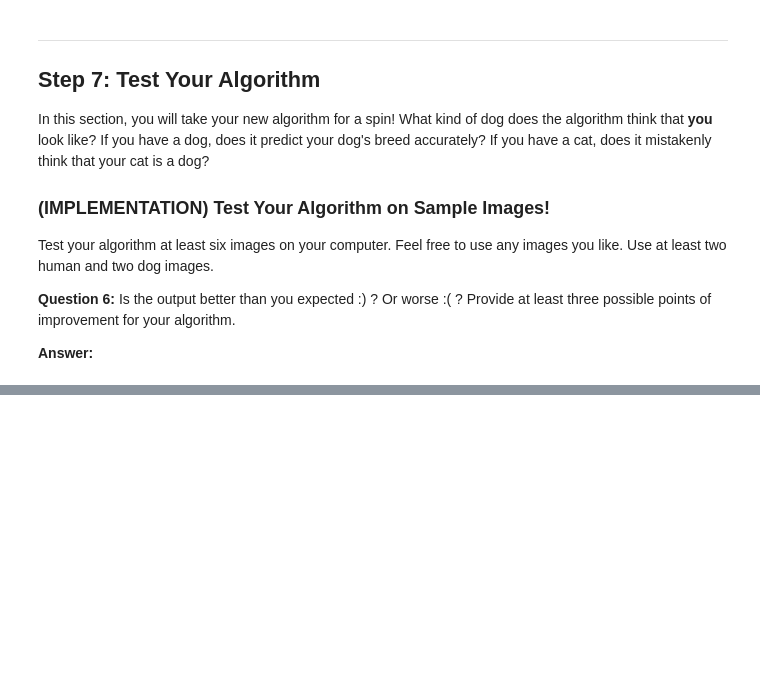
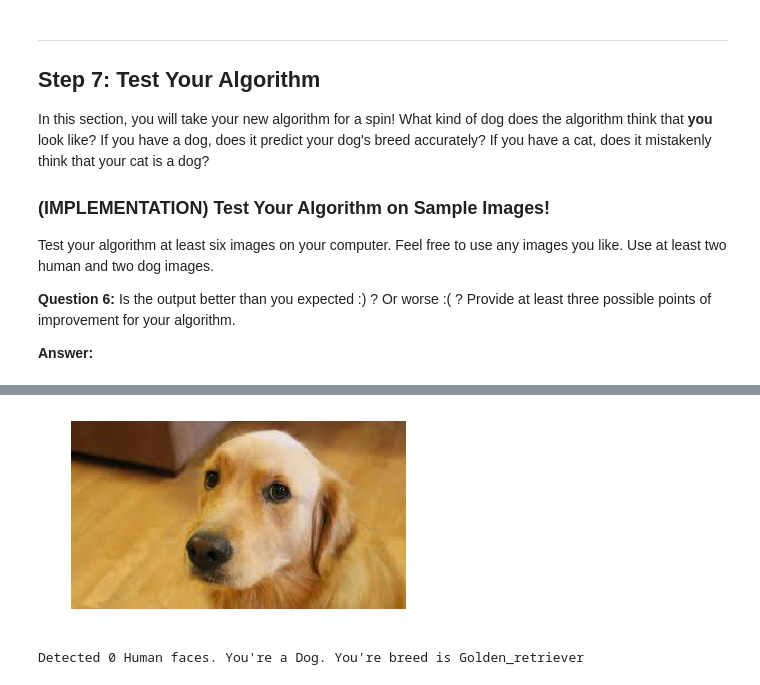
Before and after one commit to shotaro12oyama/udacity-dog-project, a Jupyter notebook: dog_app.ipynb, the cells around one changed output, grey strips where cells are left out. Drawn from its saved outputs; the diff is of its cells as text; code cells hidden in the pictures; blank space fills up the shorter version.

```diff
--- a/dog_app.ipynb
+++ b/dog_app.ipynb
@@ -767,0 +775,5 @@ error: /io/opencv/modules/imgproc/src/color.cpp:9748: error: (-215) scn == 3 ||
+# %%
+dog_breed_image_classifier('images/index.jpeg')
+# %% [output]
+[figure, added]
+Detected 0 Human faces. You're a Dog. You're breed is Golden_retriever
```
Also changed, not shown: parts of 17 cells of this notebook.
